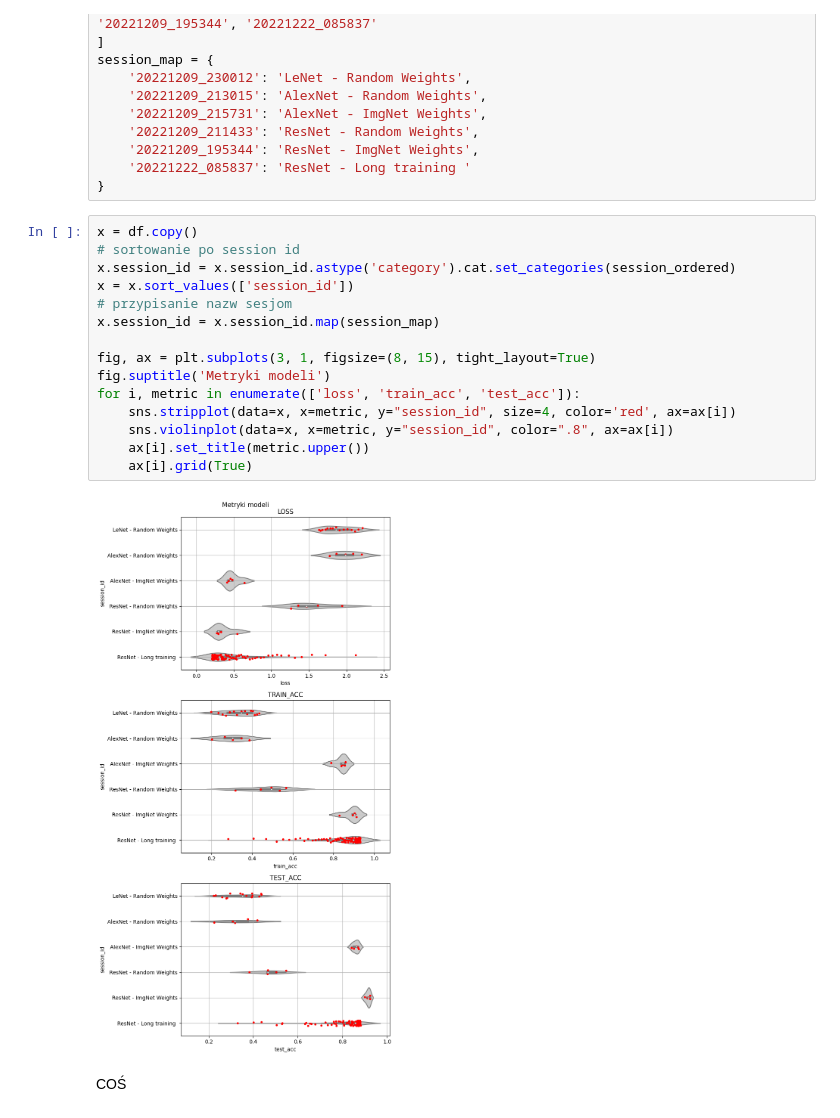
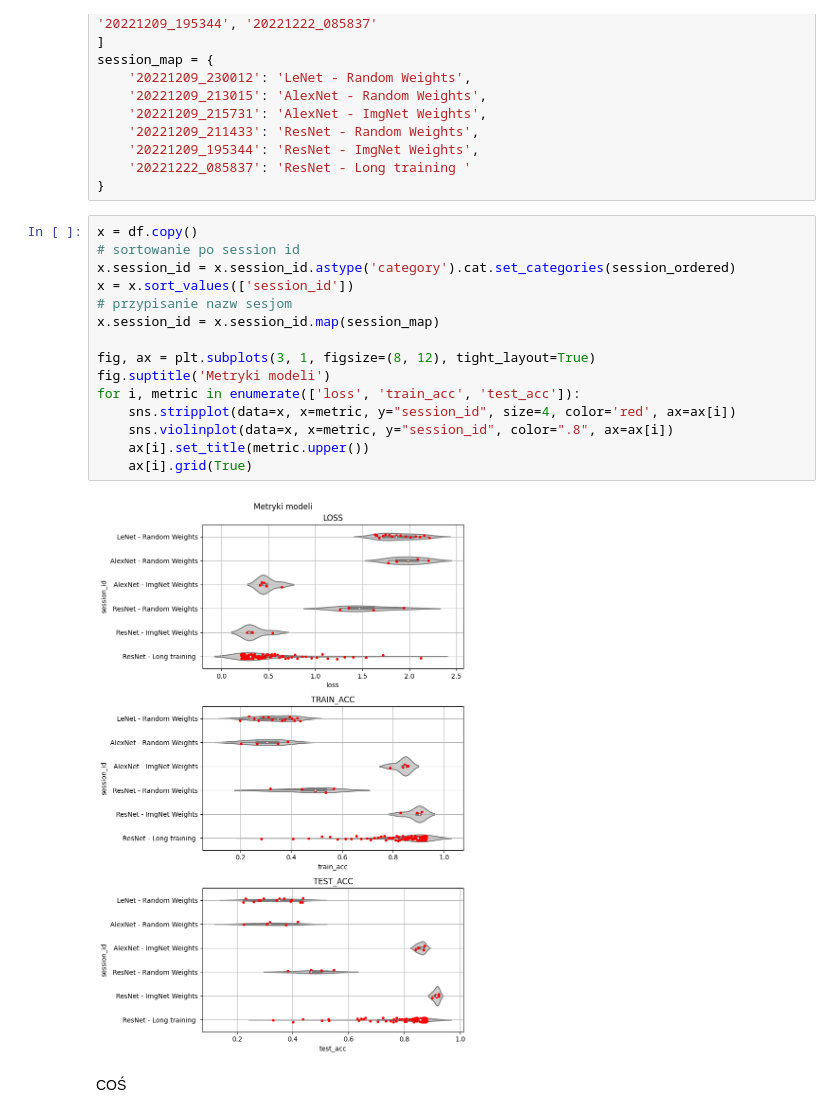
Before and after one commit to CptQuak/projekt_um_imagerec, a Jupyter notebook: sprawozdanie/Sprawozdanie.ipynb, the cells around one changed output. Saved outputs shown, nothing was run; the diff lists cells and outputs as text.

```diff
--- a/sprawozdanie/Sprawozdanie.ipynb
+++ b/sprawozdanie/Sprawozdanie.ipynb
@@ -248,20 +248,20 @@ session_map = {
 # %%
 x = df.copy()
 # sortowanie po session id
 x.session_id = x.session_id.astype('category').cat.set_categories(session_ordered)
 x = x.sort_values(['session_id'])
 # przypisanie nazw sesjom
 x.session_id = x.session_id.map(session_map)
 
-fig, ax = plt.subplots(3, 1, figsize=(8, 15), tight_layout=True)
+fig, ax = plt.subplots(3, 1, figsize=(8, 12), tight_layout=True)
 fig.suptitle('Metryki modeli')
 for i, metric in enumerate(['loss', 'train_acc', 'test_acc']):
     sns.stripplot(data=x, x=metric, y="session_id", size=4, color='red', ax=ax[i])
     sns.violinplot(data=x, x=metric, y="session_id", color=".8", ax=ax[i])
     ax[i].set_title(metric.upper())
     ax[i].grid(True)
 # %% [output]
-[figure, old version]
+[figure, new version]
 # %% [markdown]
 COŚ
 # %%
```
Also changed, not shown: parts of 1 cell of this notebook.
